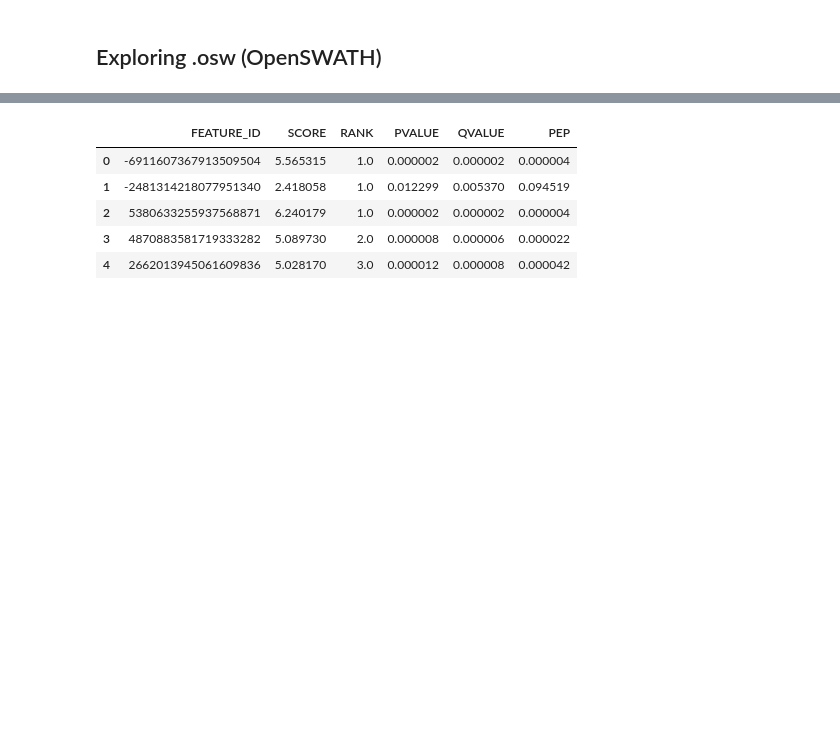
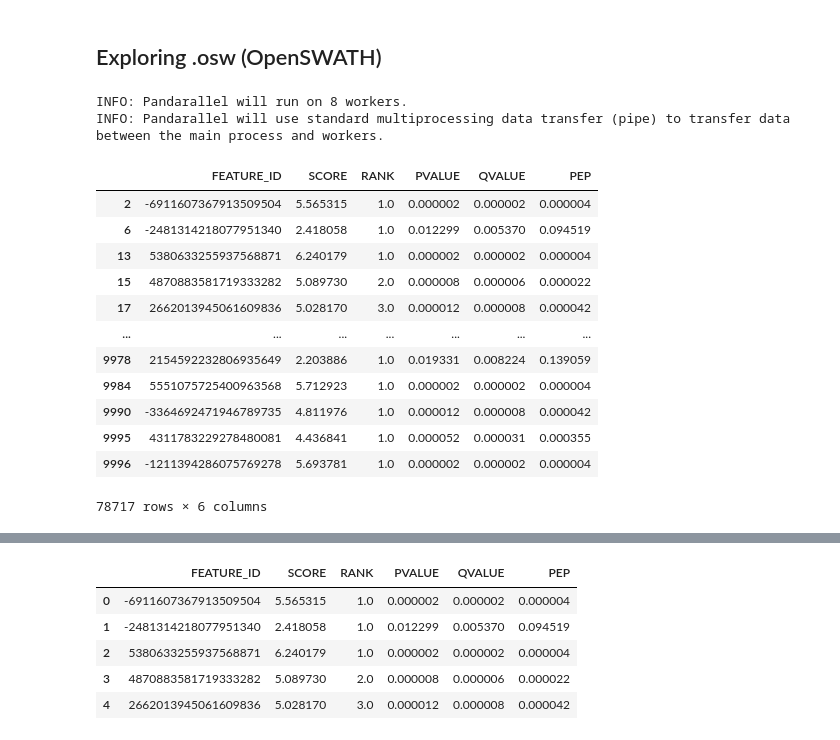
Before and after one commit to irahorecka/roest-ms, a Jupyter notebook: exploratory-dia.ipynb, the cells around one changed output, grey strips where cells are left out. Cells and saved outputs as stored; diff of their text form; code cells hidden in the pictures; blank space fills up the shorter version.

```diff
--- a/exploratory-dia.ipynb
+++ b/exploratory-dia.ipynb
@@ -308,17 +325,52 @@ import sqlite3
 
 import pandas as pd
 
+
 def generate_tables():
-    with sqlite3.connect(os.path.join(DATA_DIR, 'osw', 'merged_-1.osw')) as con:
+    with sqlite3.connect(os.path.join(DATA_DIR, "osw", "merged_-1.osw")) as con:
         cur = con.cursor()
         cur.execute("SELECT name FROM sqlite_master WHERE type='table';")
         tables = cur.fetchall()
-        feature_ms2_table_name = 'FEATURE_MS2'
+        feature_ms2_table_name = "FEATURE_MS2"
         score_ms2_table_name = "SCORE_MS2"
-        feature_trans_table_name = 'FEATURE_TRANSITION'
-        feature_ms2_table = pd.read_sql_query("SELECT * from %s" % feature_ms2_table_name, con, chunksize=10_000)
-        score_ms2_table = pd.read_sql_query("SELECT * from %s" % score_ms2_table_name, con, chunksize=10_000)
-        feature_trans_table = pd.read_sql_query("SELECT * from %s" % feature_trans_table_name, con, chunksize=10_000)
+        feature_trans_table_name = "FEATURE_TRANSITION"
+        feature_ms2_table = pd.read_sql_query(
+            "SELECT * from %s" % feature_ms2_table_name, con, chunksize=10_000
+        )
+        score_ms2_table = pd.read_sql_query(
+            "SELECT * from %s" % score_ms2_table_name, con, chunksize=10_000
+        )
+        feature_trans_table = pd.read_sql_query(
+            "SELECT * from %s" % feature_trans_table_name, con, chunksize=10_000
+        )
     return score_ms2_table, feature_ms2_table, feature_trans_table
 
+
 score_ms2_table, feature_ms2_table, feature_trans_table = generate_tables()
+# %%
+# Parallelize apply func - works but niche
+
+from pandarallel import pandarallel
+
+pandarallel.initialize()
+
+
+score_ms2_table, _, _ = generate_tables()
+df = pd.concat(next(score_ms2_table) for _ in range(50))
+df[df.parallel_apply(lambda x: x["QVALUE"] < 0.01, axis=1)]
+# %% [output]
+INFO: Pandarallel will run on 8 workers.
+INFO: Pandarallel will use standard multiprocessing data transfer (pipe) to transfer data between the main process and workers.
+|  | FEATURE_ID | SCORE | RANK | PVALUE | QVALUE | PEP |
+| 2 | -6911607367913509504 | 5.565315 | 1.0 | 0.000002 | 0.000002 | 0.000004 |
+| 6 | -2481314218077951340 | 2.418058 | 1.0 | 0.012299 | 0.005370 | 0.094519 |
+| 13 | 5380633255937568871 | 6.240179 | 1.0 | 0.000002 | 0.000002 | 0.000004 |
+| 15 | 4870883581719333282 | 5.089730 | 2.0 | 0.000008 | 0.000006 | 0.000022 |
+| 17 | 2662013945061609836 | 5.028170 | 3.0 | 0.000012 | 0.000008 | 0.000042 |
+| ... | ... | ... | ... | ... | ... | ... |
+| 9978 | 2154592232806935649 | 2.203886 | 1.0 | 0.019331 | 0.008224 | 0.139059 |
+| 9984 | 5551075725400963568 | 5.712923 | 1.0 | 0.000002 | 0.000002 | 0.000004 |
+| 9990 | -3364692471946789735 | 4.811976 | 1.0 | 0.000012 | 0.000008 | 0.000042 |
+| 9995 | 4311783229278480081 | 4.436841 | 1.0 | 0.000052 | 0.000031 | 0.000355 |
+| 9996 | -1211394286075769278 | 5.693781 | 1.0 | 0.000002 | 0.000002 | 0.000004 |
+78717 rows × 6 columns
```
Also changed, not shown: parts of 43 cells of this notebook, 4 other files.
